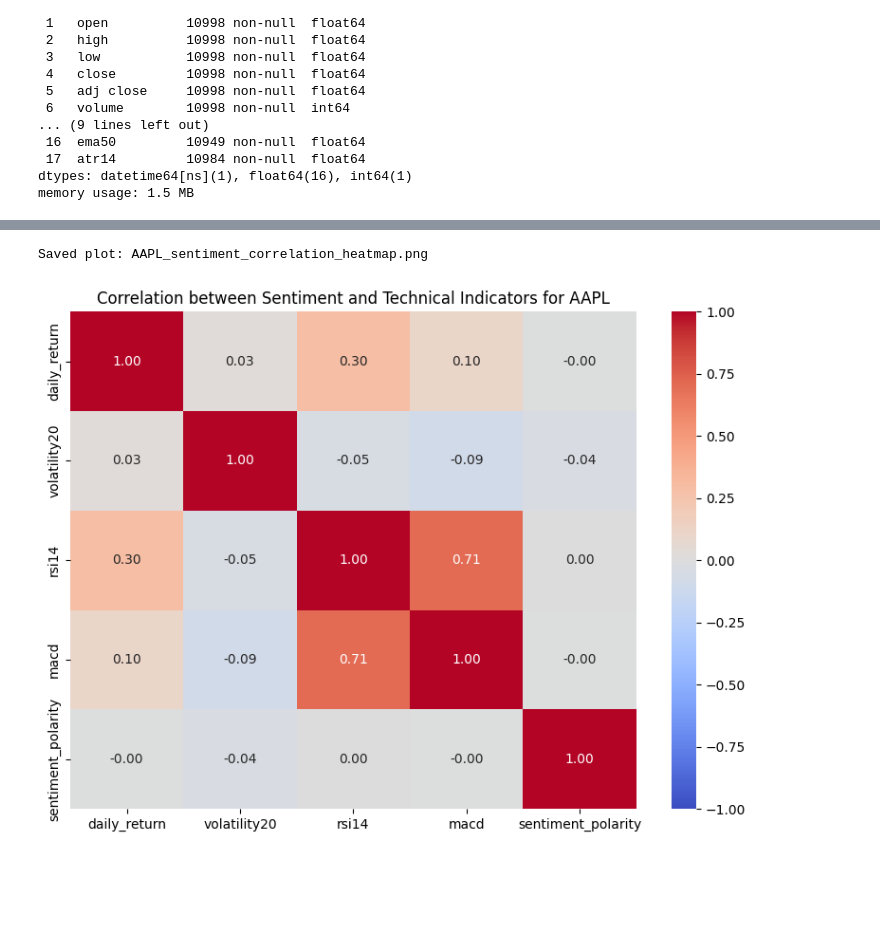
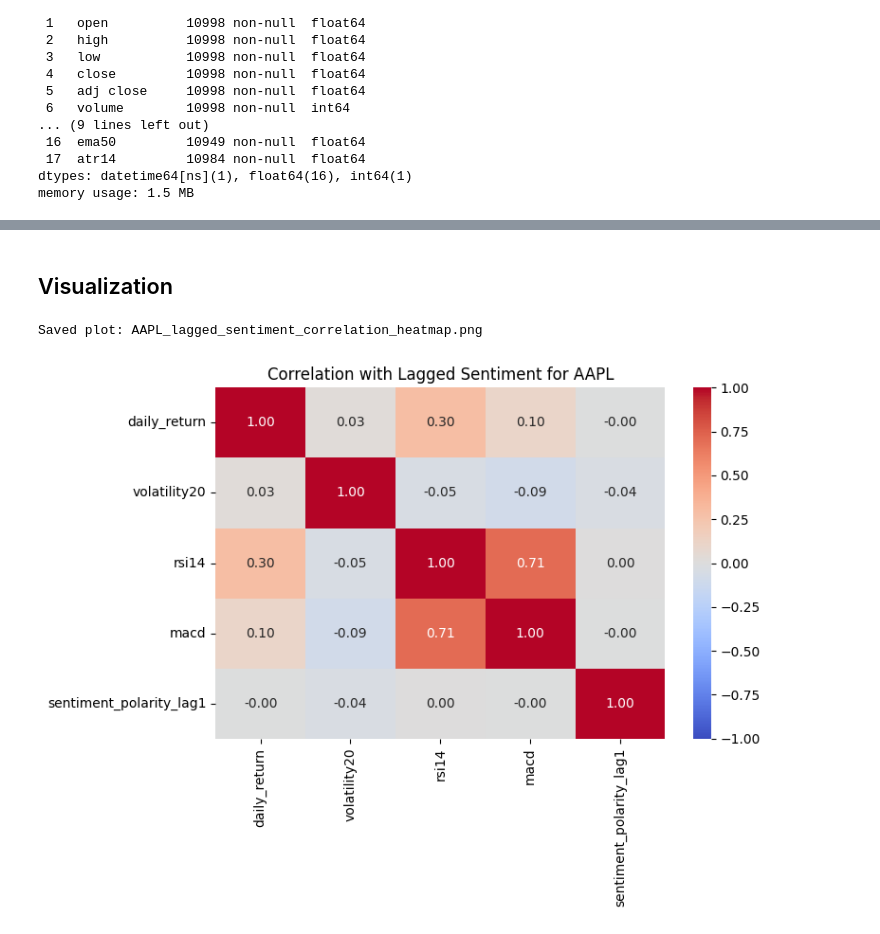
Before and after one commit to lhiwi/10academy-week1, a Jupyter notebook: notebooks/Correlation.ipynb, the cells around one changed output, grey strips where cells are left out. Saved outputs shown, nothing was run; the diff lists cells and outputs as text; code cells hidden in the pictures; blank space fills up the shorter version.

Commit message:
Add lagged sentiment correlation analysis with stock returns

```diff
--- a/notebooks/Correlation.ipynb
+++ b/notebooks/Correlation.ipynb
@@ -65,8 +67,10 @@ memory usage: 1.5 MB
 # %%
-# Aggregate sentiment per date
+## Calculate average sentiment polarity per day
+# Shift sentiment by 1 day to simulate its influence on the next trading day
 daily_sentiment = news.groupby('date')['sentiment_polarity'].mean().reset_index()
 daily_sentiment['date'] = pd.to_datetime(daily_sentiment['date']).dt.date
+daily_sentiment['sentiment_polarity_lag1'] = daily_sentiment['sentiment_polarity'].shift(1)
 # %%
 # Prepare stock data
 stock['date'] = pd.to_datetime(stock['date']).dt.date
-merged = pd.merge(stock, daily_sentiment, on='date', how='inner')
+merged = pd.merge(stock, daily_sentiment[['date', 'sentiment_polarity_lag1']], on='date', how='inner')
@@ -73,5 +79,6 @@ merged = pd.merge(stock, daily_sentiment, on='date', how='inner')
 # %%
-# Correlation analysis
-corr_cols = ['daily_return', 'volatility20', 'rsi14', 'macd', 'sentiment_polarity']
+# Define columns of interest for correlation
+corr_cols = ['daily_return', 'volatility20', 'rsi14', 'macd', 'sentiment_polarity_lag1']
+# Compute Pearson correlation matrix after dropping rows with missing values
 corr_matrix = merged[corr_cols].dropna().corr()
 # %%
@@ -112,10 +120,12 @@ Name: daily_return, dtype: float64
+# %% [markdown]
+## Visualization
 # %%
 # Plot correlation heatmap
 plt.figure(figsize=(8, 6))
 sns.heatmap(corr_matrix, annot=True, cmap='coolwarm', fmt=".2f", vmin=-1, vmax=1)
-plt.title(f"Correlation between Sentiment and Technical Indicators for {sample_ticker}")
-save_and_show_plot(f"{sample_ticker}_sentiment_correlation_heatmap.png")
+plt.title(f"Correlation with Lagged Sentiment for {sample_ticker}")
+save_and_show_plot(f"{sample_ticker}_lagged_sentiment_correlation_heatmap.png")
 # %% [output]
-Saved plot: AAPL_sentiment_correlation_heatmap.png
+Saved plot: AAPL_lagged_sentiment_correlation_heatmap.png
-[figure, old version]
+[figure, new version]
 # %%
```
Also changed, not shown: parts of 6 cells of this notebook.
